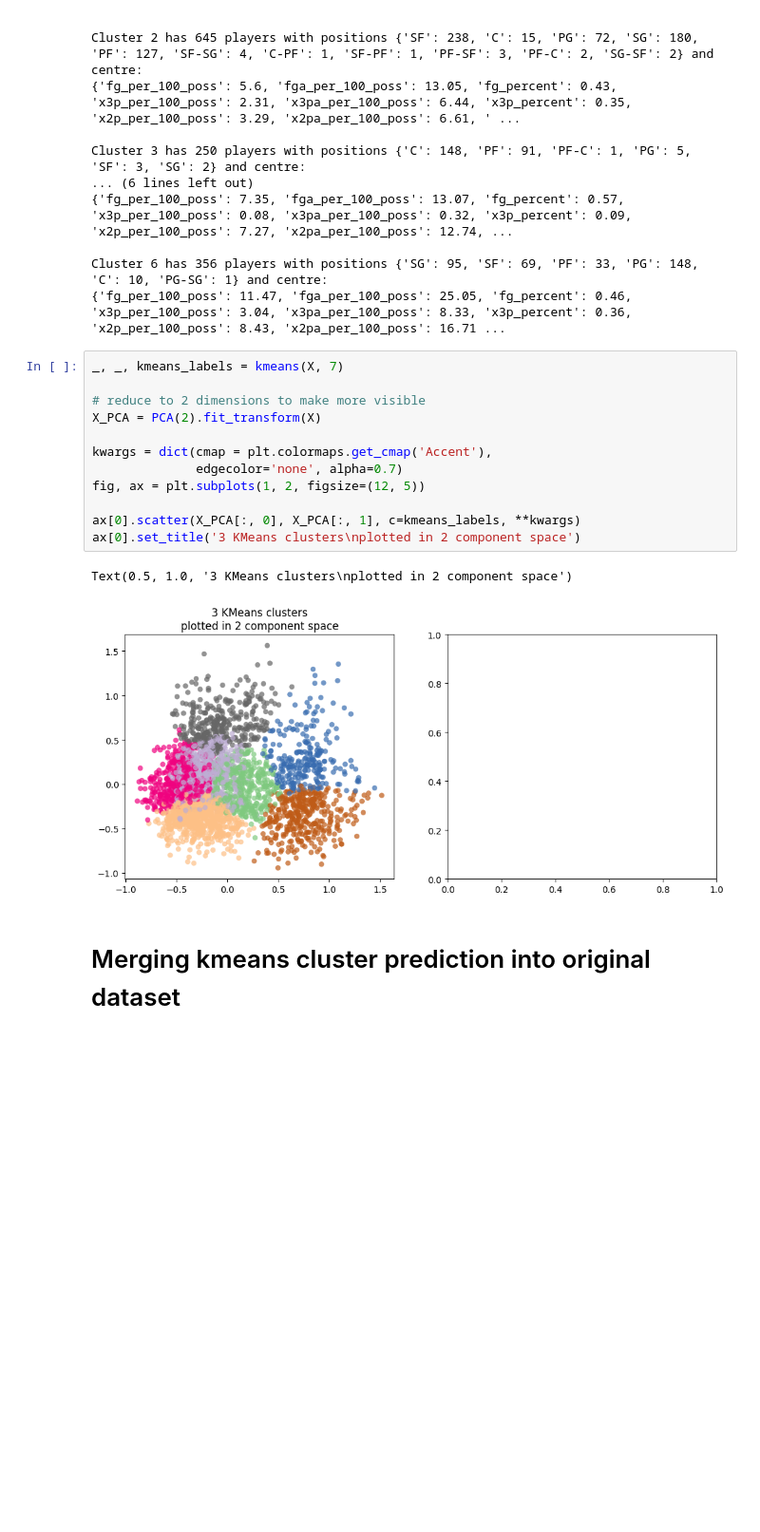
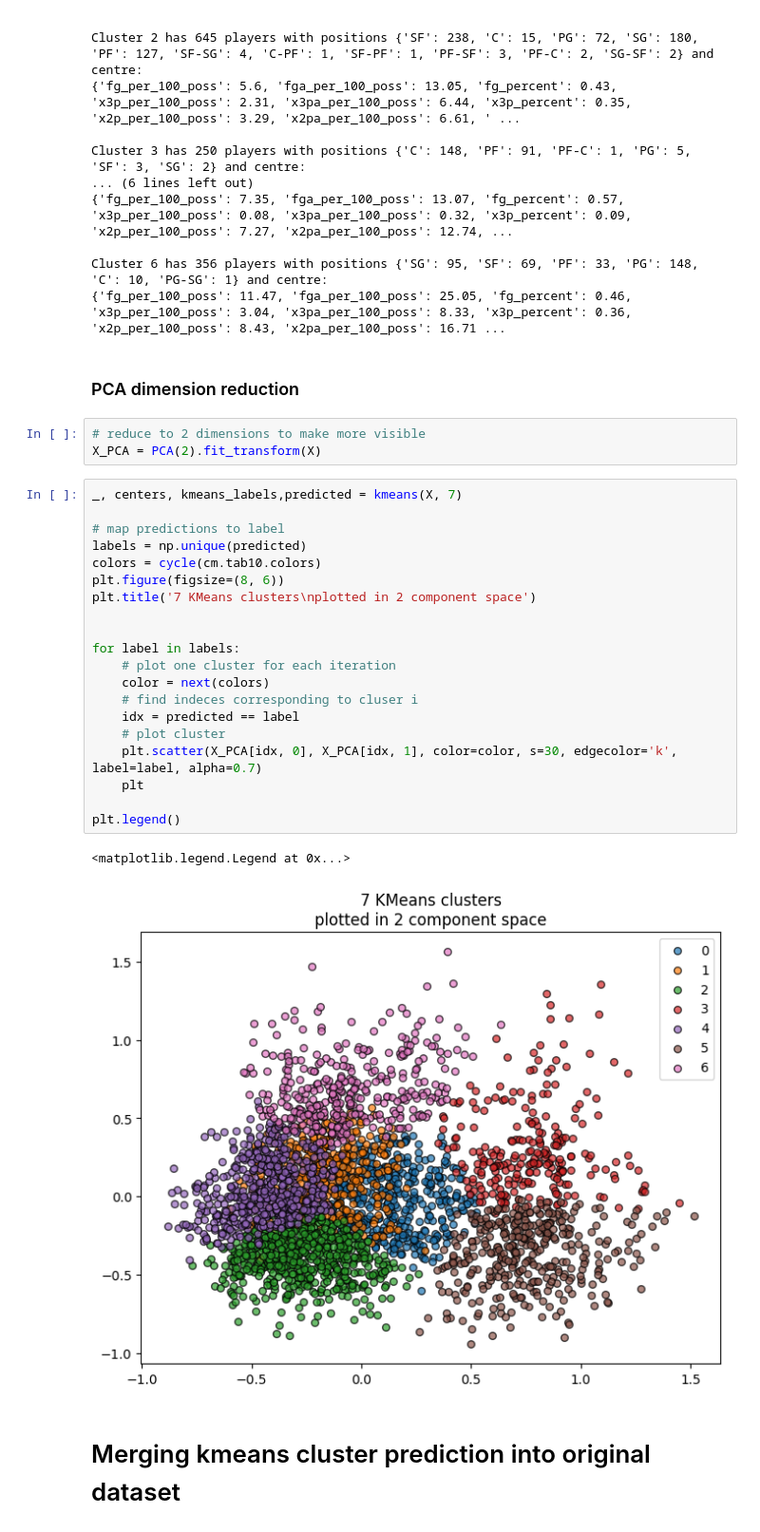
Before and after one commit to AlfonsoGhislieri/nba-machine-learning, a Jupyter notebook: getting_cleaning_data.ipynb, the cells around one changed output. Shown: that part at 95% size. Saved outputs shown, nothing was run; the diff lists cells and outputs as text; blank space fills up the shorter version.

Commit message:
added legend to scatter plot

```diff
--- a/getting_cleaning_data.ipynb
+++ b/getting_cleaning_data.ipynb
@@ -446,21 +448,34 @@ Cluster 3 has 250 players with positions {'C': 148, 'PF': 91, 'PF-C': 1, 'PG': 5
 
 Cluster 6 has 356 players with positions {'SG': 95, 'SF': 69, 'PF': 33, 'PG': 148, 'C': 10, 'PG-SG': 1} and centre:
 {'fg_per_100_poss': 11.47, 'fga_per_100_poss': 25.05, 'fg_percent': 0.46, 'x3p_per_100_poss': 3.04, 'x3pa_per_100_poss': 8.33, 'x3p_percent': 0.36, 'x2p_per_100_poss': 8.43, 'x2pa_per_100_poss': 16.71 ...
-# %%
-_, _, kmeans_labels = kmeans(X, 7)
-
-# reduce to 2 dimensions to make more visible
-X_PCA = PCA(2).fit_transform(X)
-
-kwargs = dict(cmap = plt.colormaps.get_cmap('Accent'),
-              edgecolor='none', alpha=0.7)
-fig, ax = plt.subplots(1, 2, figsize=(12, 5))
-
-ax[0].scatter(X_PCA[:, 0], X_PCA[:, 1], c=kmeans_labels, **kwargs)
-ax[0].set_title('3 KMeans clusters\nplotted in 2 component space')
-# %% [output]
-Text(0.5, 1.0, '3 KMeans clusters\nplotted in 2 component space')
-[figure, removed]
+# %% [markdown]
+### PCA dimension reduction
+# %%
+# reduce to 2 dimensions to make more visible
+X_PCA = PCA(2).fit_transform(X)
+# %%
+_, centers, kmeans_labels,predicted = kmeans(X, 7)
+
+# map predictions to label
+labels = np.unique(predicted)
+colors = cycle(cm.tab10.colors)
+plt.figure(figsize=(8, 6))
+plt.title('7 KMeans clusters\nplotted in 2 component space')
+
+
+for label in labels:
+    # plot one cluster for each iteration
+    color = next(colors)
+    # find indeces corresponding to cluser i
+    idx = predicted == label
+    # plot cluster
+    plt.scatter(X_PCA[idx, 0], X_PCA[idx, 1], color=color, s=30, edgecolor='k', label=label, alpha=0.7)
+    plt
+
+plt.legend()
+# %% [output]
+<matplotlib.legend.Legend at 0x...>
+[figure, added]
 # %% [markdown]
 # Merging kmeans cluster prediction into original dataset
 # %%
```
Also changed, not shown: parts of 6 cells of this notebook.
